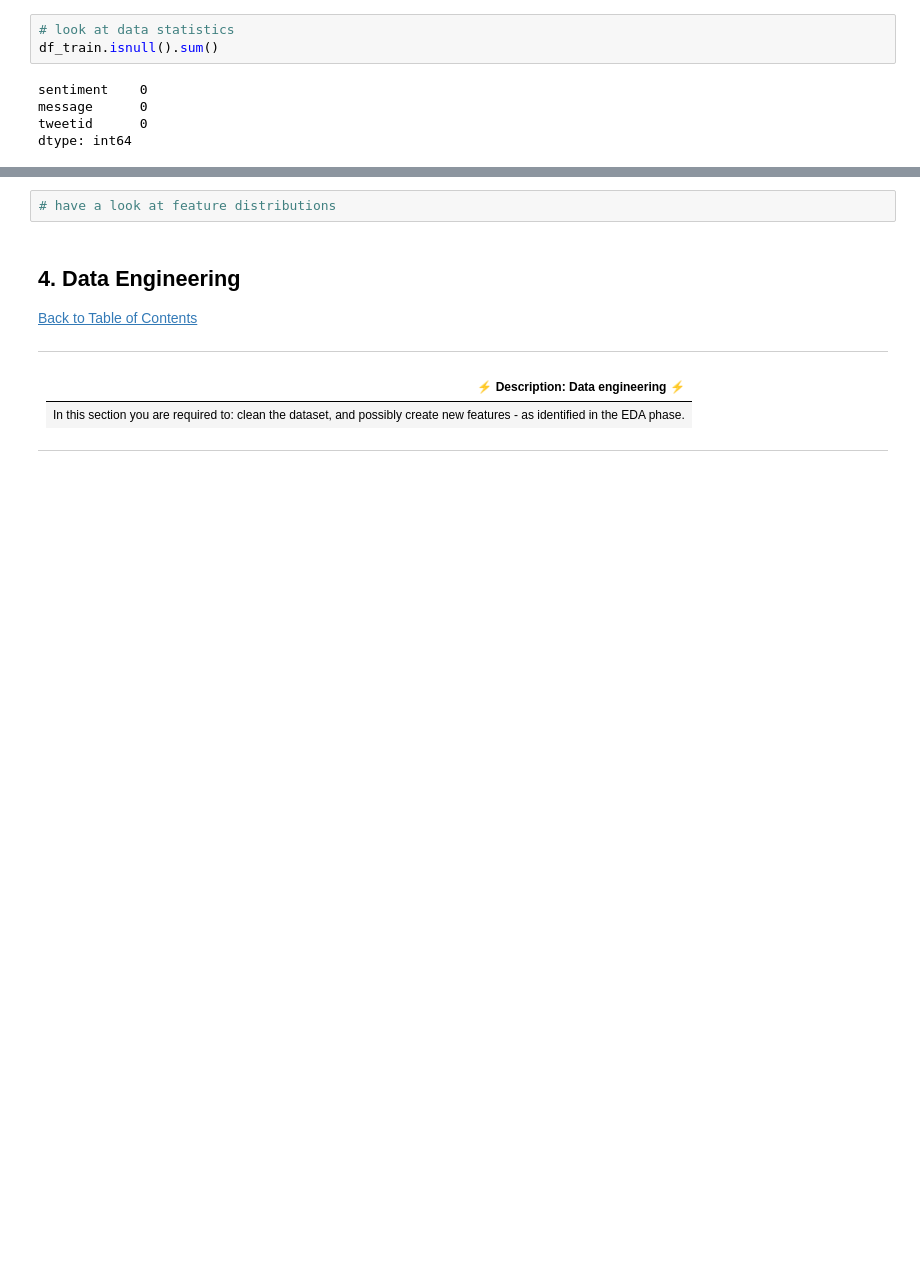
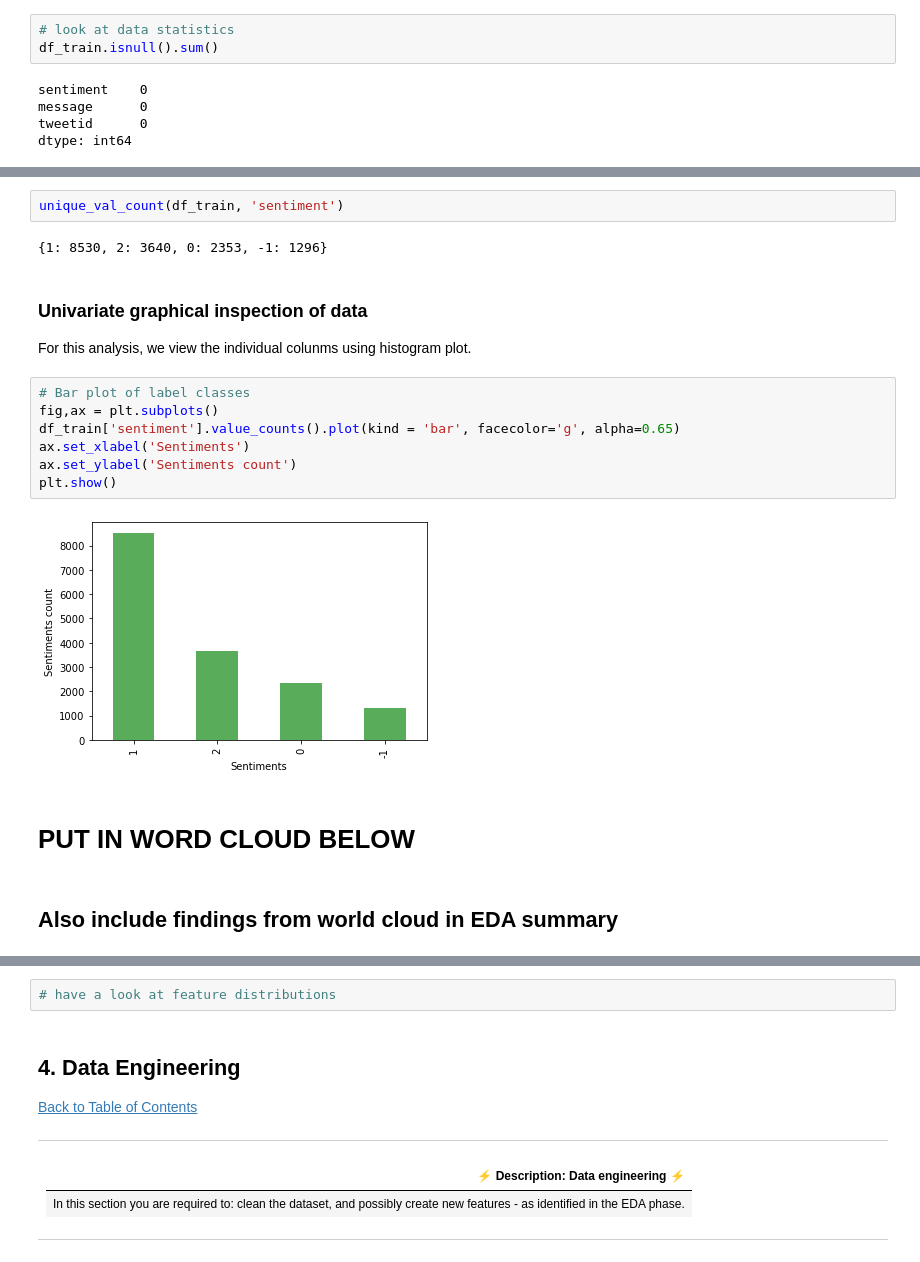
Before and after one commit to endiesworld/2110ACDS_T7_C_Predict, a Jupyter notebook: starter-notebook.ipynb, the cells around one changed output, grey strips where cells are left out. Saved outputs shown, nothing was run; the diff lists cells and outputs as text; blank space fills up the shorter version.

Commit message:
Finished univariate EDA and message lemmatizer

```diff
--- a/starter-notebook.ipynb
+++ b/starter-notebook.ipynb
@@ -232,0 +214,20 @@ plt.show()
+# %%
+unique_val_count(df_train, 'sentiment')
+# %% [output]
+{1: 8530, 2: 3640, 0: 2353, -1: 1296}
+# %% [markdown]
+### Univariate graphical inspection of data
+For this analysis, we view the individual colunms using histogram plot.
+# %%
+# Bar plot of label classes
+fig,ax = plt.subplots()
+df_train['sentiment'].value_counts().plot(kind = 'bar', facecolor='g', alpha=0.65)
+ax.set_xlabel('Sentiments')
+ax.set_ylabel('Sentiments count')
+plt.show()
+# %% [output]
+[figure, added]
+# %% [markdown]
+# PUT IN WORD CLOUD BELOW
+# %% [markdown]
+## Also include findings from world cloud in EDA summary
```
Also changed, not shown: parts of 56 cells of this notebook.
